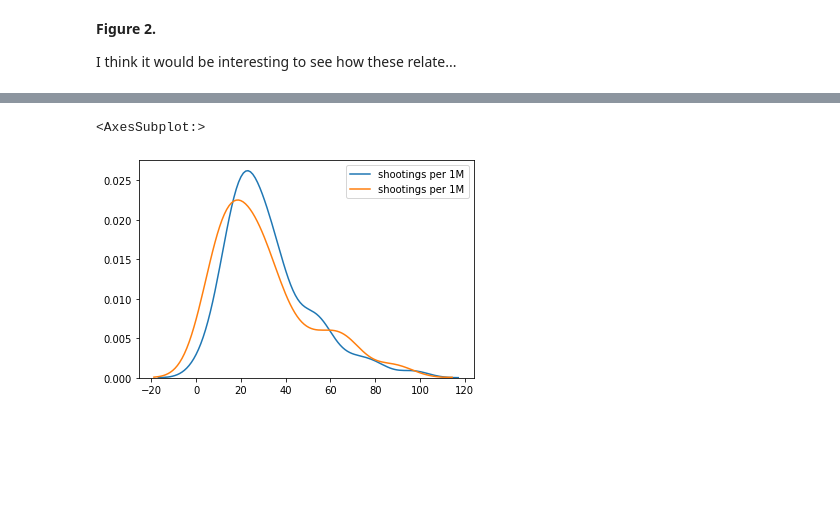
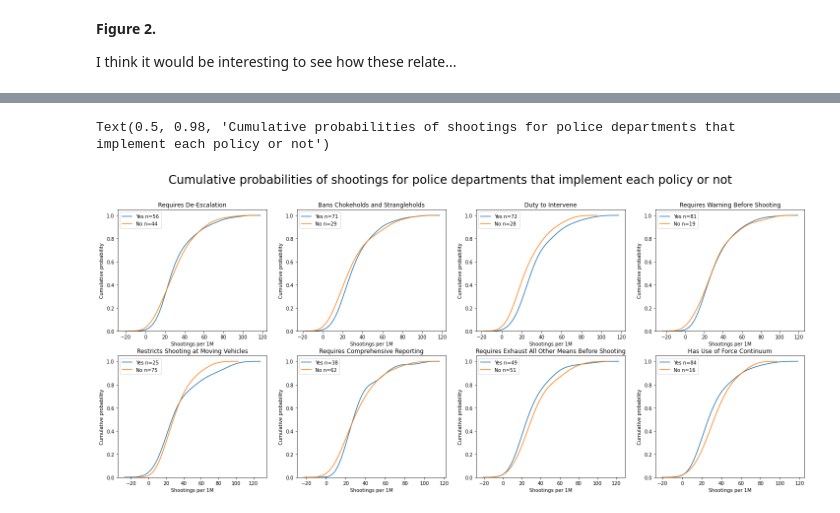
Before and after one commit to annajaffe/police-violence, a Jupyter notebook: KA_notebook.ipynb, the cells around one changed output, grey strips where cells are left out. Saved outputs shown, nothing was run; the diff lists cells and outputs as text; code cells hidden in the pictures; blank space fills up the shorter version.

Commit message:
Added kde plots for use of force policies

```diff
--- a/KA_notebook.ipynb
+++ b/KA_notebook.ipynb
@@ -205,14 +213,36 @@ The largest 100 city police department shootings account for 28.24% of all polic
 # %%
-policy = 'Has Use of Force Continuum'
+policies = ['Requires De-Escalation',
+            'Bans Chokeholds and Strangleholds',
+            'Duty to Intervene',
+            'Requires Warning Before Shooting',
+            'Restricts Shooting at Moving Vehicles',
+            'Requires Comprehensive Reporting',
+            'Requires Exhaust All Other Means Before Shooting',
+            'Has Use of Force Continuum']
 
-policy_yes = use_of_force[use_of_force[policy] == 1]['shootings per 1M']
-policy_no = use_of_force[use_of_force[policy] == 0]['shootings per 1M']
 
-sns.kdeplot(policy_yes)
-sns.kdeplot(policy_no)
-# longitudinal: how have police shootings in these cities changed over time;
+fig, ax = plt.subplots(2, 4, figsize=(25,10))
 
-# when were these policies implemented? and did that have any affect on the rate of shootings
+axs = ax.ravel()
+
+for i, ax in enumerate(axs):
+    policy = policies[i]
+
+    policy_yes = use_of_force[use_of_force[policy] == 1]['shootings per 1M']
+    policy_no = use_of_force[use_of_force[policy] == 0]['shootings per 1M']
+    ax.set_title(policy)
+    ax.set_xlabel('Shootings per 1M')
+    ax.set_ylabel('Cumulative probability')
+    sns.kdeplot(policy_yes, cumulative=True, label=f'Yes n={len(policy_yes)}', ax=ax)
+    sns.kdeplot(policy_no, cumulative=True, label=f'No n={len(policy_no)}',  ax=ax)
+
+fig.suptitle('Cumulative probabilities of shootings for police departments that implement each policy or not', fontsize=24)
+
+# # longitudinal: how have police shootings in these cities changed over time;x
+
+# # when were these policies implemented? and did that have any affect on the rate of shootings
+
+# use_of_force.groupby('Requires De-Escalation').sum()
 # %% [output]
-<AxesSubplot:>
+Text(0.5, 0.98, 'Cumulative probabilities of shootings for police departments that implement each policy or not')
-[figure, old version]
+[figure, new version]
```
Also changed, not shown: parts of 7 cells of this notebook.
